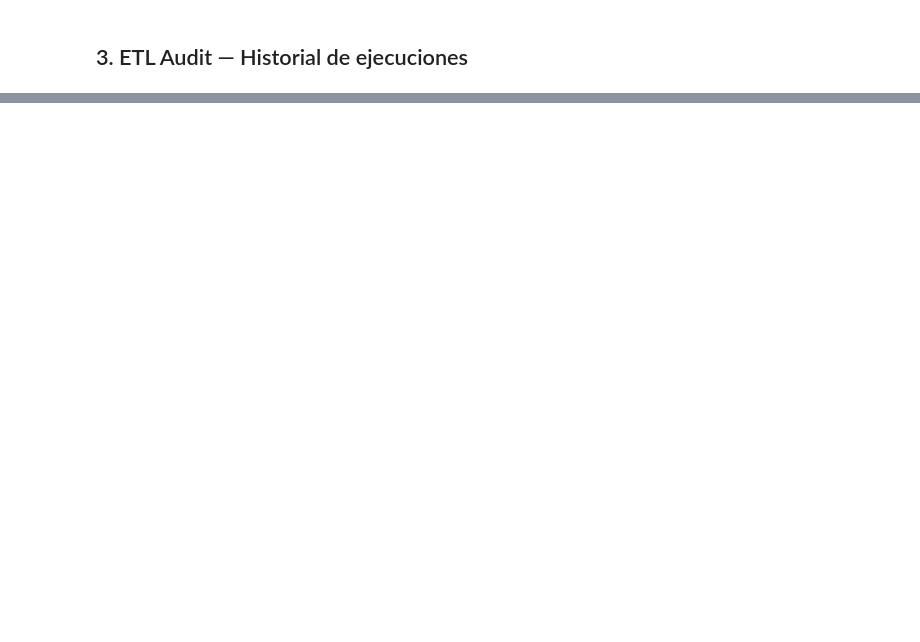
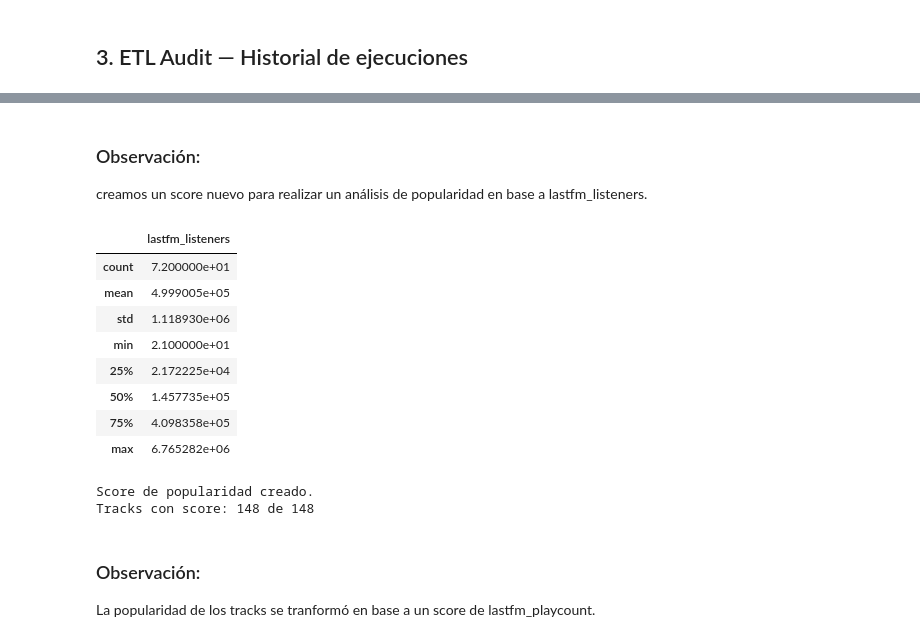
Before and after one commit to sergiovillamizar/dwh-spotify-wrapped, a Jupyter notebook: notebooks/eda_spotify_wrapped.ipynb, the cells around one changed output, grey strips where cells are left out. Drawn from its saved outputs; the diff is of its cells as text; code cells hidden in the pictures; blank space fills up the shorter version.

```diff
--- a/notebooks/eda_spotify_wrapped.ipynb
+++ b/notebooks/eda_spotify_wrapped.ipynb
@@ -140,0 +147,21 @@ el estudiante Didier (Data engineer) realizó la implementación del ETL el día
+# %%
+import numpy as np
+
+#
+# Score 0-100 derivado de lastfm_listeners (escala log para que no domine 1 viral)
+log_listeners = np.log10(df_artists['lastfm_listeners'].clip(lower=1))
+df_artists['popularity_score'] = (
+    (log_listeners - log_listeners.min())
+    / (log_listeners.max() - log_listeners.min()) * 100
+).round(1)
+
+# describe() ahora sí tiene sentido
+print(df_artists[['lastfm_listeners', 'popularity_score']].describe())
+
+# Top 10 artistas por popularidad real
+print(
+    df_artists[['name', 'lastfm_listeners', 'popularity_score']]
+    .sort_values('lastfm_listeners', ascending=False)
+    .head(10)
+    .to_string(index=False)
+)
@@ -140,0 +189,34 @@ el estudiante Didier (Data engineer) realizó la implementación del ETL el día
+# %% [markdown]
+### Observación:
+creamos un score nuevo para realizar un análisis de popularidad en base a lastfm_listeners.
+# %%
+df_artists[['popularity', 'followers_count', 'lastfm_listeners']].describe()
+# %% [output]
+|  | lastfm_listeners |
+| count | 7.200000e+01 |
+| mean | 4.999005e+05 |
+| std | 1.118930e+06 |
+| min | 2.100000e+01 |
+| 25% | 2.172225e+04 |
+| 50% | 1.457735e+05 |
+| 75% | 4.098358e+05 |
+| max | 6.765282e+06 |
+# %%
+# Score 0-100 derivado de lastfm_playcount (escala log para la long-tail)
+# Solo aplica a tracks con datos; los NULL quedan como NaN en el score
+log_pc = np.log10(df_tracks['lastfm_playcount'].clip(lower=1))
+df_tracks['track_popularity_score'] = (
+    (log_pc - log_pc.min()) / (log_pc.max() - log_pc.min()) * 100
+).round(1)
+
+# Donde no había playcount, el score debe ser NaN (no 0)
+df_tracks.loc[df_tracks['lastfm_playcount'].isna(), 'track_popularity_score'] = np.nan
+
+print("Score de popularidad creado.")
+print(f"Tracks con score: {df_tracks['track_popularity_score'].notna().sum()} de {len(df_tracks)}")
+# %% [output]
+Score de popularidad creado.
+Tracks con score: 148 de 148
+# %% [markdown]
+### Observación:
+La popularidad de los tracks se tranformó en base a un score de lastfm_playcount.
```
Also changed, not shown: parts of 21 cells of this notebook.
